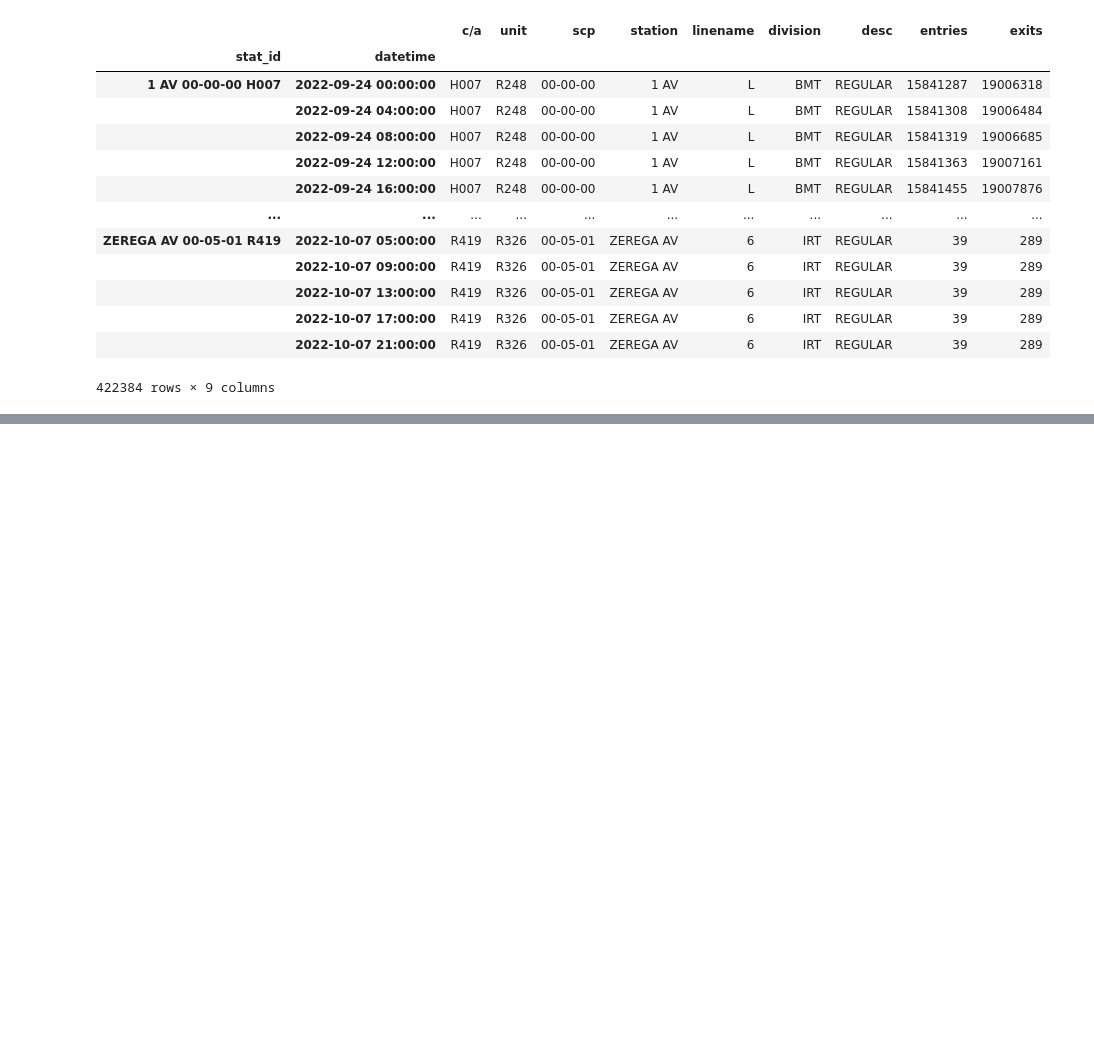
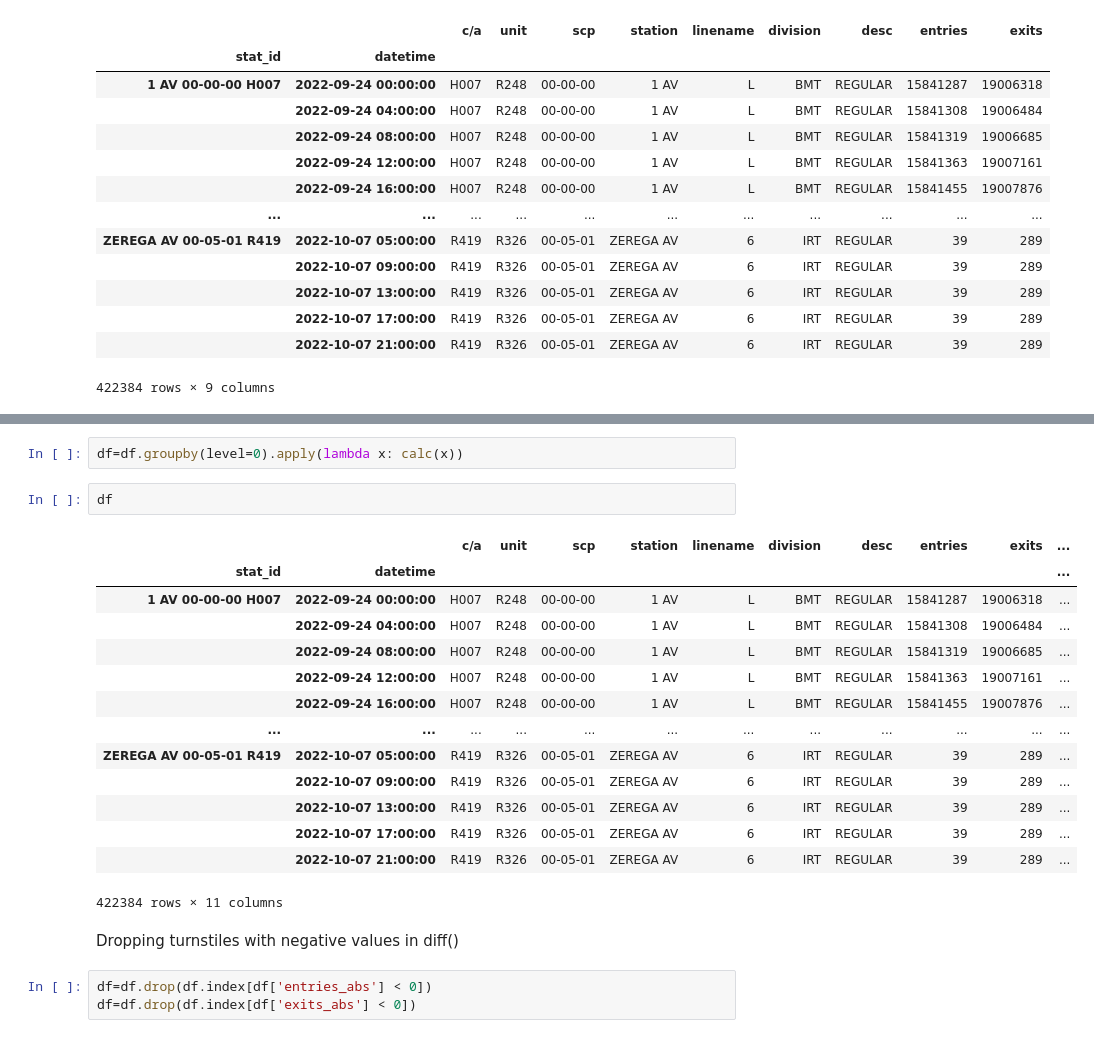
Before and after one commit to lmarett8/nyc_subway_traffic, a Jupyter notebook: notebooks/01_Download_Basic_Clean.ipynb, the cells around one changed output, grey strips where cells are left out. Cells and saved outputs as stored; diff of their text form; blank space fills up the shorter version.

```diff
--- a/notebooks/01_Download_Basic_Clean.ipynb
+++ b/notebooks/01_Download_Basic_Clean.ipynb
@@ -97,0 +145,24 @@ df['exits_abs']=df.groupby(level=0)['exits'].diff()
+# %%
+df=df.groupby(level=0).apply(lambda x: calc(x))
+# %%
+df
+# %% [output]
+|  |  | c/a | unit | scp | station | linename | division | desc | entries | exits | ... |
+| stat_id | datetime |  |  |  |  |  |  |  |  |  | ... |
+| 1 AV 00-00-00 H007 | 2022-09-24 00:00:00 | H007 | R248 | 00-00-00 | 1 AV | L | BMT | REGULAR | 15841287 | 19006318 | ... |
+|  | 2022-09-24 04:00:00 | H007 | R248 | 00-00-00 | 1 AV | L | BMT | REGULAR | 15841308 | 19006484 | ... |
+|  | 2022-09-24 08:00:00 | H007 | R248 | 00-00-00 | 1 AV | L | BMT | REGULAR | 15841319 | 19006685 | ... |
+|  | 2022-09-24 12:00:00 | H007 | R248 | 00-00-00 | 1 AV | L | BMT | REGULAR | 15841363 | 19007161 | ... |
+|  | 2022-09-24 16:00:00 | H007 | R248 | 00-00-00 | 1 AV | L | BMT | REGULAR | 15841455 | 19007876 | ... |
+| ... | ... | ... | ... | ... | ... | ... | ... | ... | ... | ... | ... |
+| ZEREGA AV 00-05-01 R419 | 2022-10-07 05:00:00 | R419 | R326 | 00-05-01 | ZEREGA AV | 6 | IRT | REGULAR | 39 | 289 | ... |
+|  | 2022-10-07 09:00:00 | R419 | R326 | 00-05-01 | ZEREGA AV | 6 | IRT | REGULAR | 39 | 289 | ... |
+|  | 2022-10-07 13:00:00 | R419 | R326 | 00-05-01 | ZEREGA AV | 6 | IRT | REGULAR | 39 | 289 | ... |
+|  | 2022-10-07 17:00:00 | R419 | R326 | 00-05-01 | ZEREGA AV | 6 | IRT | REGULAR | 39 | 289 | ... |
+|  | 2022-10-07 21:00:00 | R419 | R326 | 00-05-01 | ZEREGA AV | 6 | IRT | REGULAR | 39 | 289 | ... |
+422384 rows × 11 columns
+# %% [markdown]
+Dropping turnstiles with negative values in diff()
+# %%
+df=df.drop(df.index[df['entries_abs'] < 0])
+df=df.drop(df.index[df['exits_abs'] < 0])
```
Also changed, not shown: parts of 27 cells of this notebook, 3 other files.
